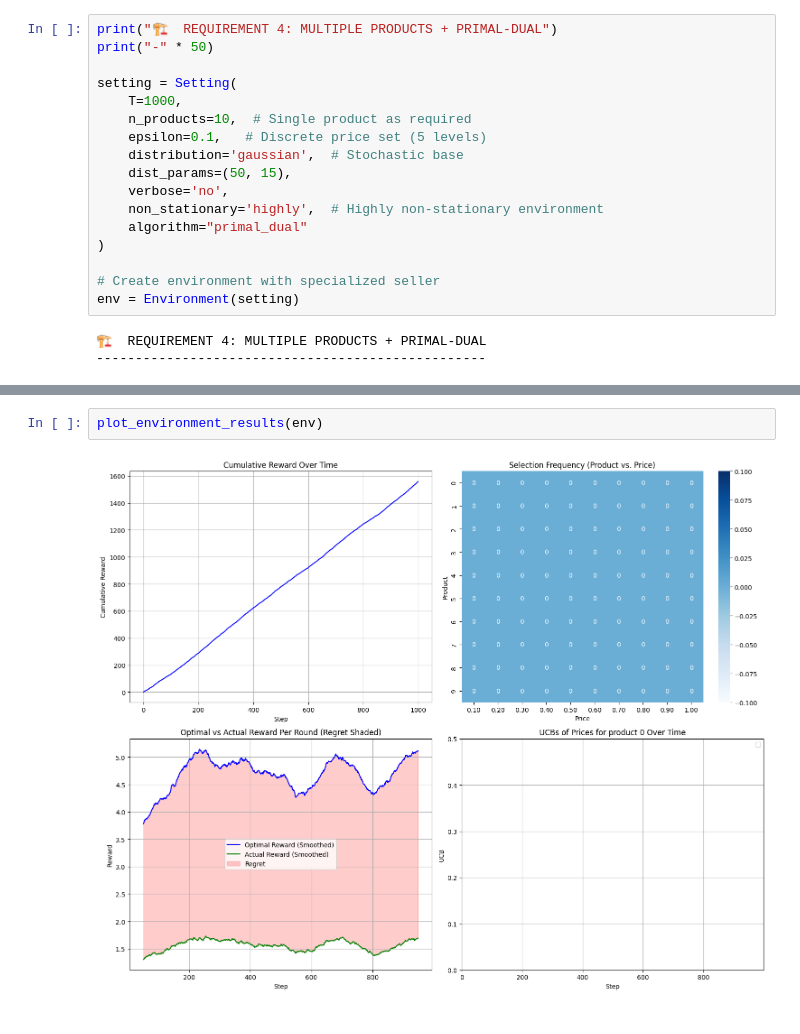
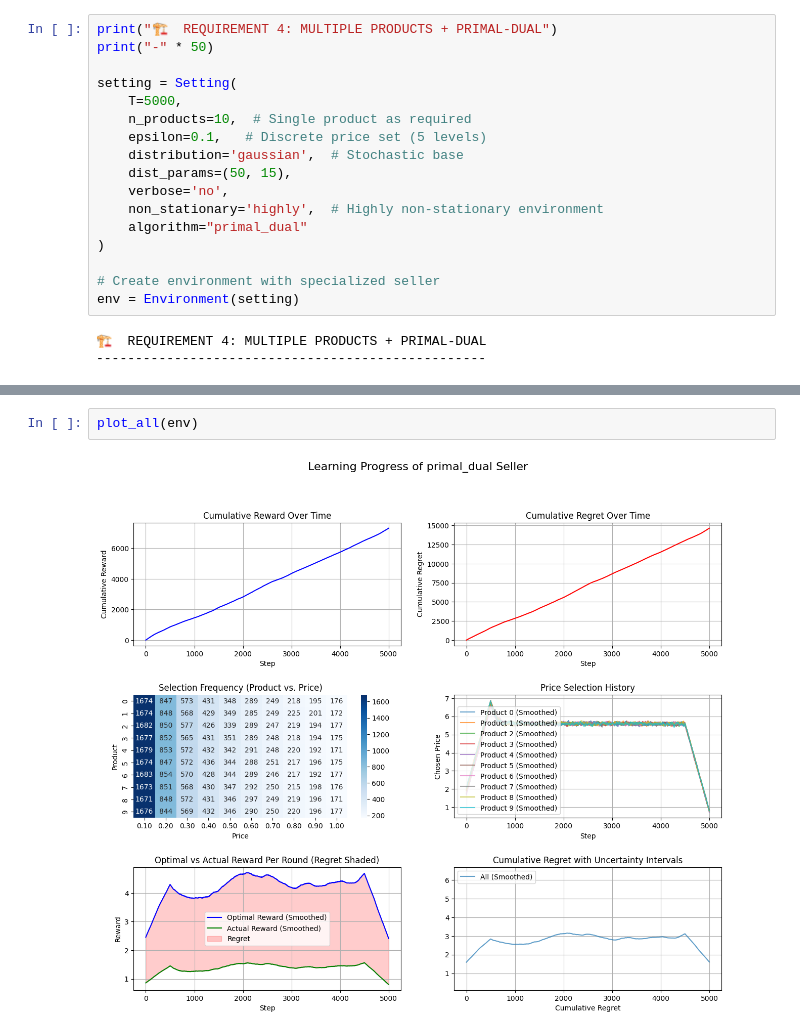
Before and after one commit to francinze/ola-proj-2425, a Jupyter notebook: project_work/req_4.ipynb, the cells around one changed output, grey strips where cells are left out. Saved outputs shown, nothing was run; the diff lists cells and outputs as text.

```diff
--- a/project_work/req_4.ipynb
+++ b/project_work/req_4.ipynb
@@ -34,7 +34,7 @@ print("🏗️  REQUIREMENT 4: MULTIPLE PRODUCTS + PRIMAL-DUAL")
 print("-" * 50)
 
 setting = Setting(
-    T=1000,
+    T=5000,
     n_products=10,  # Single product as required
     epsilon=0.1,   # Discrete price set (5 levels)
     distribution='gaussian',  # Stochastic base
@@ -88,4 +88,4 @@ Configuration:
 # %%
-plot_environment_results(env)
+plot_all(env)
 # %% [output]
-[figure, old version]
+[figure, new version]
```
Also changed, not shown: parts of 2 cells of this notebook, 5 other files.
